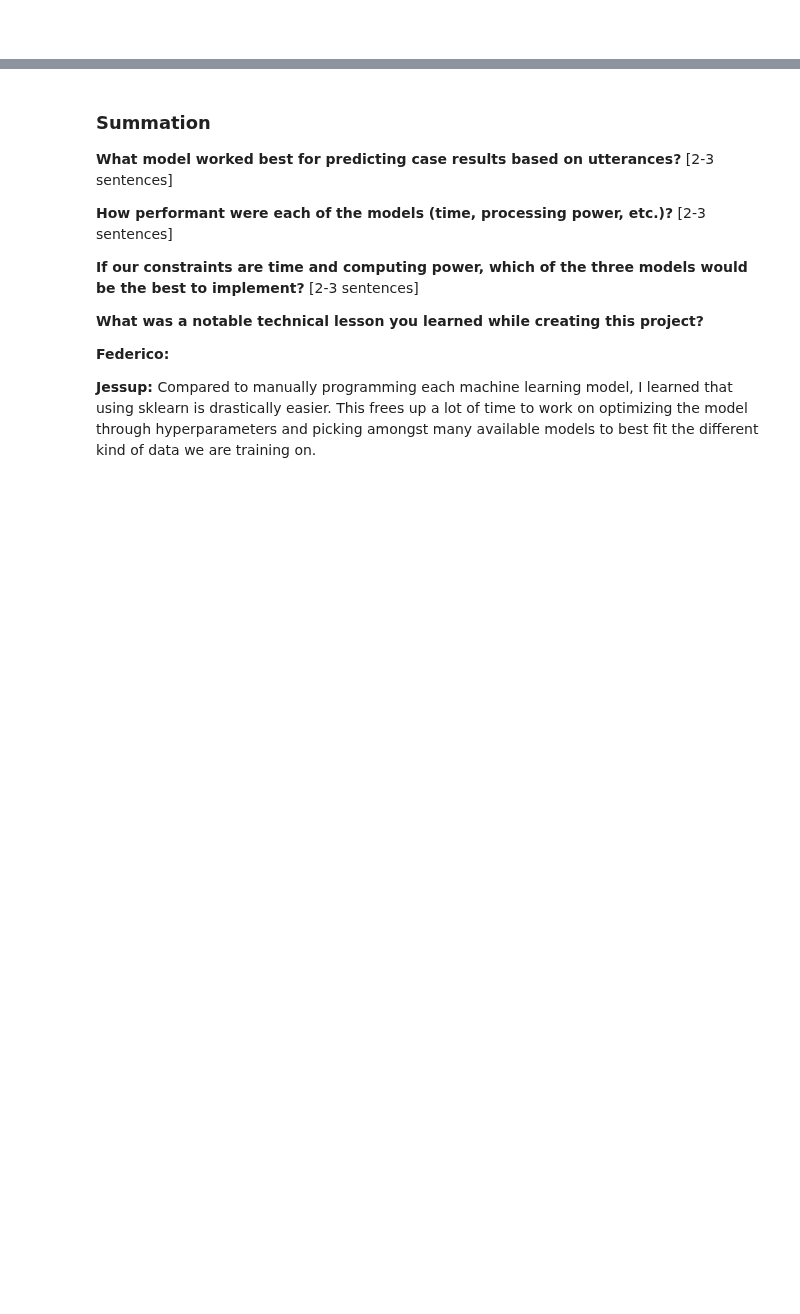
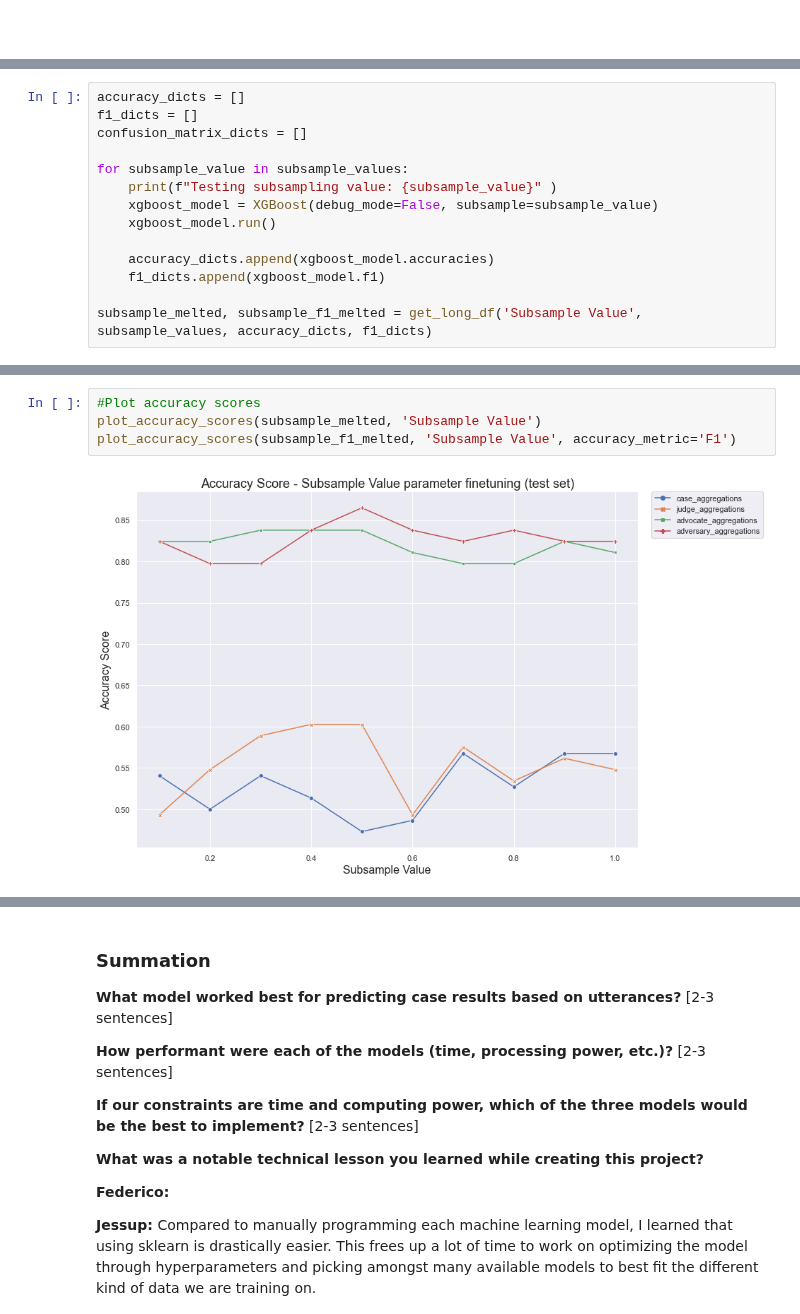
Before and after one commit to michplunkett/supreme-court-ml-predictions, a Jupyter notebook: final_report.ipynb, the cells around one changed output, grey strips where cells are left out. Saved outputs shown, nothing was run; the diff lists cells and outputs as text; blank space fills up the shorter version.

```diff
--- a/final_report.ipynb
+++ b/final_report.ipynb
@@ -292,0 +308,14 @@ xgboost_model.confusion_matrix
+# %%
+accuracy_dicts = []
+f1_dicts = []
+confusion_matrix_dicts = []
+
+for subsample_value in subsample_values:
+    print(f"Testing subsampling value: {subsample_value}" )
+    xgboost_model = XGBoost(debug_mode=False, subsample=subsample_value)
+    xgboost_model.run()
+
+    accuracy_dicts.append(xgboost_model.accuracies)
+    f1_dicts.append(xgboost_model.f1)
+
+subsample_melted, subsample_f1_melted = get_long_df('Subsample Value', subsample_values, accuracy_dicts, f1_dicts)
@@ -292,0 +333,6 @@ xgboost_model.confusion_matrix
+# %%
+#Plot accuracy scores
+plot_accuracy_scores(subsample_melted, 'Subsample Value')
+plot_accuracy_scores(subsample_f1_melted, 'Subsample Value', accuracy_metric='F1')
+# %% [output]
+[figure, added]
```
Also changed, not shown: parts of 14 cells of this notebook.
